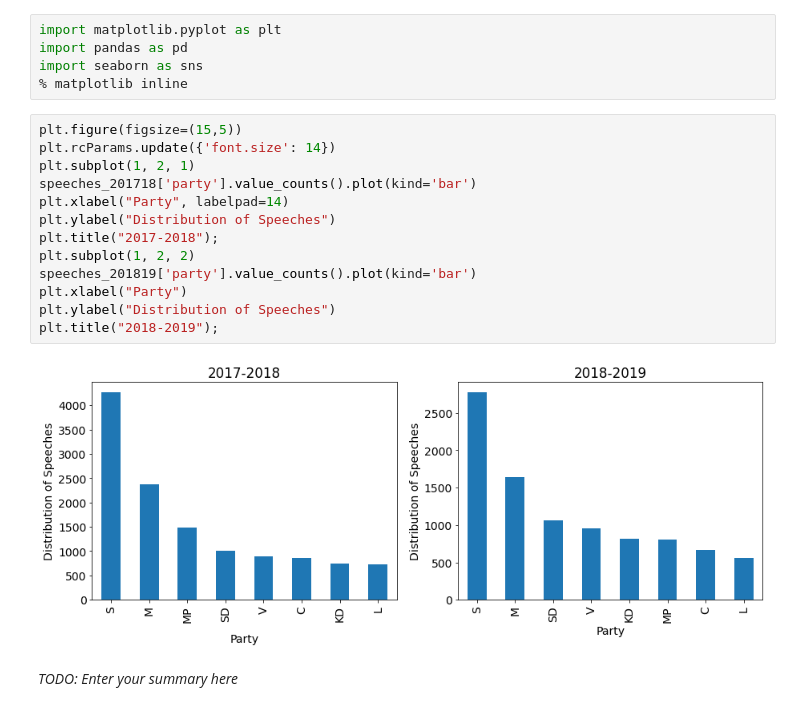
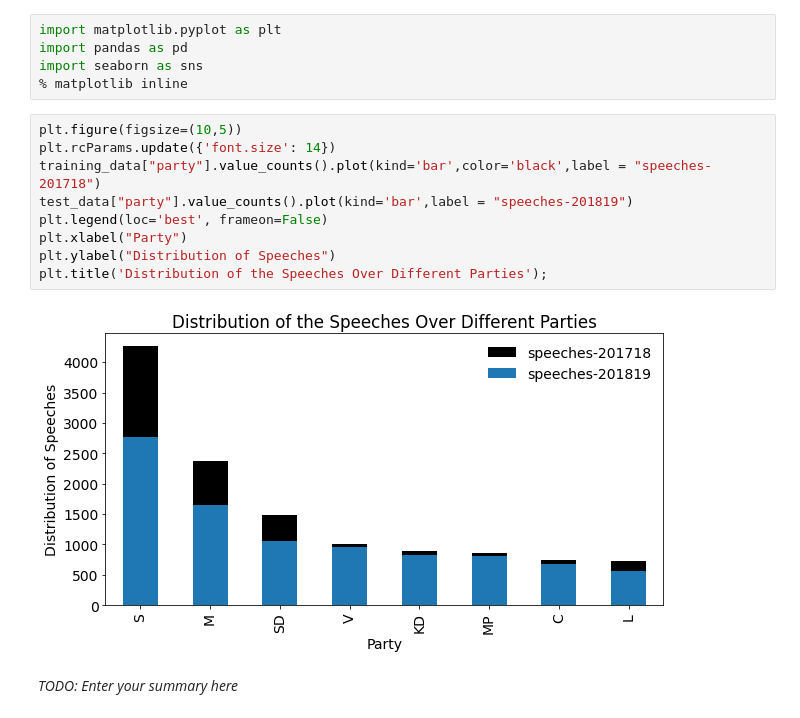
Before and after one commit to jrakhshanda/Text-Mining, a Jupyter notebook: TM_L2.ipynb, the cells around one changed output. Cells and saved outputs as stored; diff of their text form.

```diff
--- a/TM_L2.ipynb
+++ b/TM_L2.ipynb
@@ -71,20 +71,16 @@ import pandas as pd
 import seaborn as sns
 % matplotlib inline
 # %%
-plt.figure(figsize=(15,5))
+plt.figure(figsize=(10,5))
 plt.rcParams.update({'font.size': 14})
-plt.subplot(1, 2, 1)
-speeches_201718['party'].value_counts().plot(kind='bar')
-plt.xlabel("Party", labelpad=14)
-plt.ylabel("Distribution of Speeches")
-plt.title("2017-2018");
-plt.subplot(1, 2, 2)
-speeches_201819['party'].value_counts().plot(kind='bar')
+training_data["party"].value_counts().plot(kind='bar',color='black',label = "speeches-201718")
+test_data["party"].value_counts().plot(kind='bar',label = "speeches-201819")
+plt.legend(loc='best', frameon=False)
 plt.xlabel("Party")
 plt.ylabel("Distribution of Speeches")
-plt.title("2018-2019");
+plt.title('Distribution of the Speeches Over Different Parties');
 # %% [output]
-[figure, old version]
+[figure, new version]
 # %% [markdown]
 *TODO: Enter your summary here*
 # %% [markdown]
```
Also changed, not shown: parts of 27 cells of this notebook.
